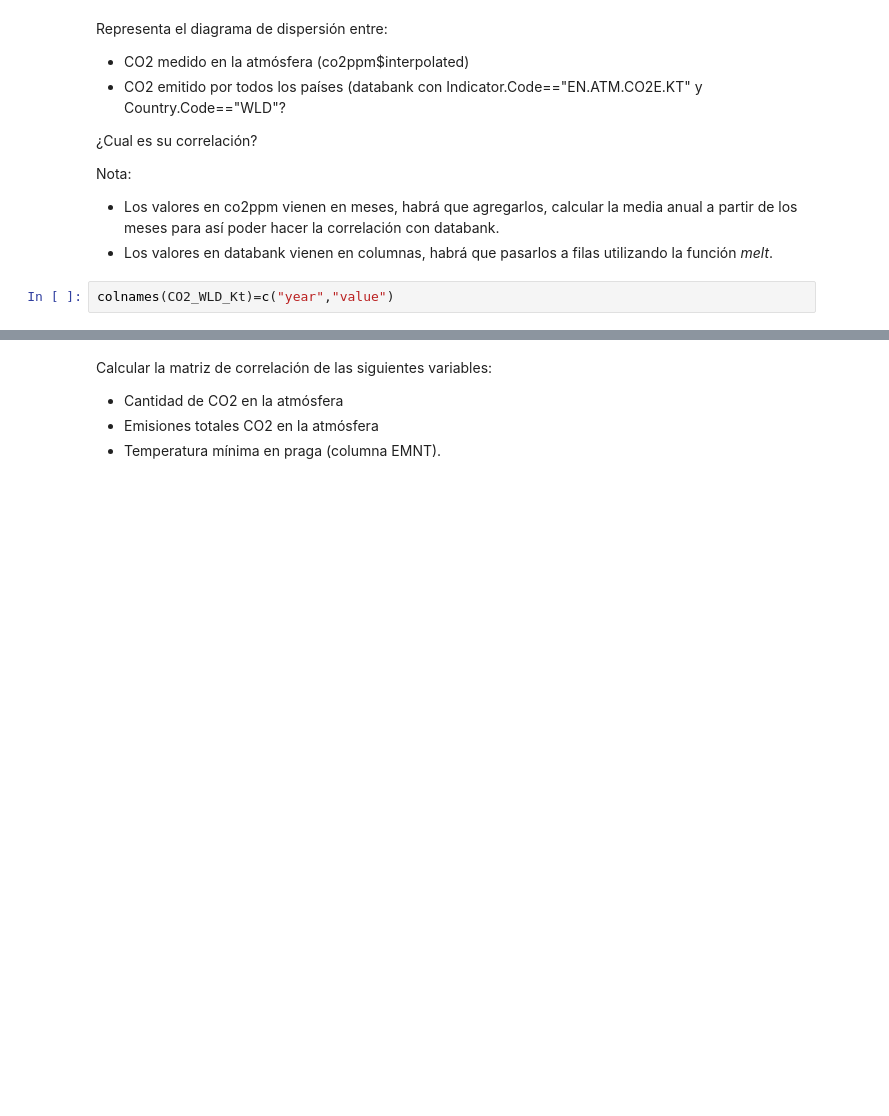
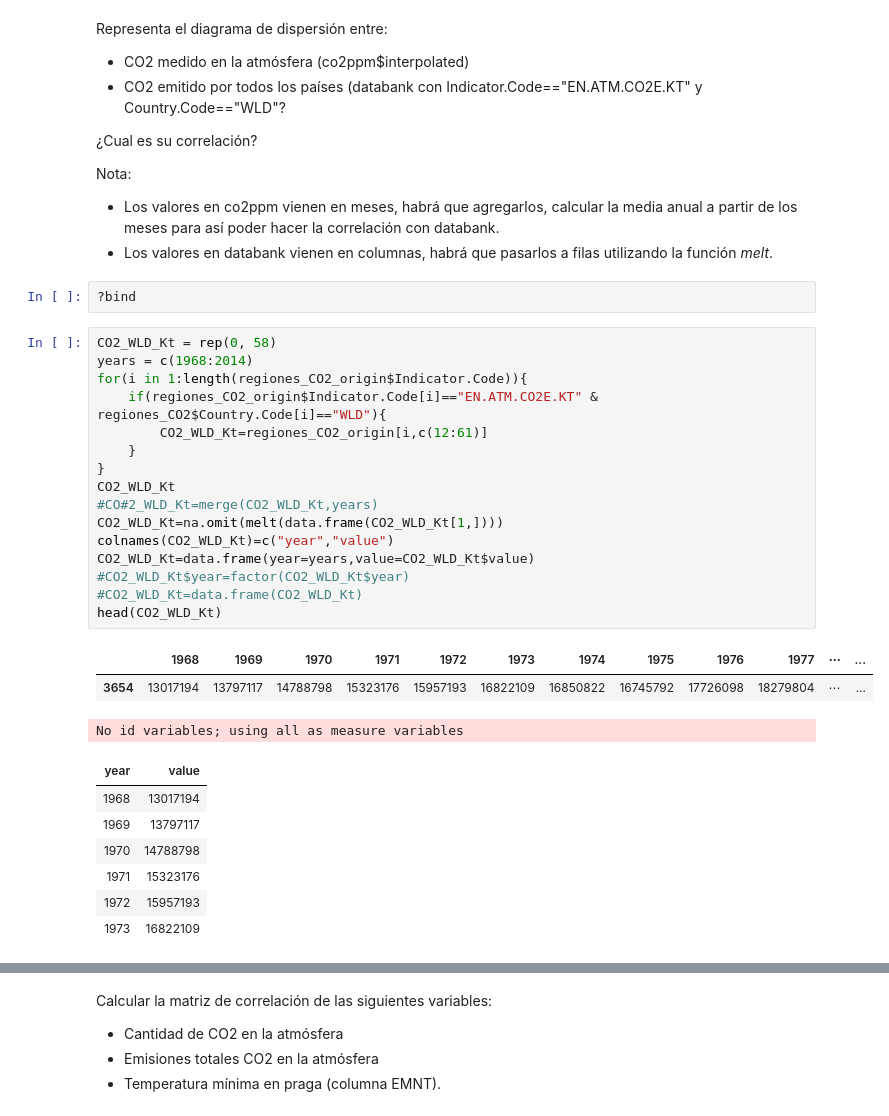
Before and after one commit to miguelcores/Data-Mining.R, a Jupyter notebook: practica/Practica1.ipynb, the cells around one changed output, grey strips where cells are left out. Saved outputs shown, nothing was run; the diff lists cells and outputs as text; blank space fills up the shorter version.

```diff
--- a/practica/Practica1.ipynb
+++ b/practica/Practica1.ipynb
@@ -520,8 +536,35 @@ Nota:
 
 * Los valores en co2ppm vienen en meses, habrá que agregarlos, calcular la media anual a partir de los meses para así poder hacer la correlación con databank.
 * Los valores en databank vienen en columnas, habrá que pasarlos a filas utilizando la función *melt*.
-# %%
-colnames(CO2_WLD_Kt)=c("year","value")
+# %%
+?bind
+# %%
+CO2_WLD_Kt = rep(0, 58)
+years = c(1968:2014)
+for(i in 1:length(regiones_CO2_origin$Indicator.Code)){
+    if(regiones_CO2_origin$Indicator.Code[i]=="EN.ATM.CO2E.KT" & regiones_CO2$Country.Code[i]=="WLD"){
+        CO2_WLD_Kt=regiones_CO2_origin[i,c(12:61)]
+    }
+}
+CO2_WLD_Kt
+#CO#2_WLD_Kt=merge(CO2_WLD_Kt,years)
+CO2_WLD_Kt=na.omit(melt(data.frame(CO2_WLD_Kt[1,])))
+colnames(CO2_WLD_Kt)=c("year","value")
+CO2_WLD_Kt=data.frame(year=years,value=CO2_WLD_Kt$value)
+#CO2_WLD_Kt$year=factor(CO2_WLD_Kt$year)
+#CO2_WLD_Kt=data.frame(CO2_WLD_Kt)
+head(CO2_WLD_Kt)
+# %% [output]
+|  | 1968 | 1969 | 1970 | 1971 | 1972 | 1973 | 1974 | 1975 | 1976 | 1977 | ⋯ | ... |
+| 3654 | 13017194 | 13797117 | 14788798 | 15323176 | 15957193 | 16822109 | 16850822 | 16745792 | 17726098 | 18279804 | ⋯ | ... |
+No id variables; using all as measure variables
+| year | value |
+| 1968 | 13017194 |
+| 1969 | 13797117 |
+| 1970 | 14788798 |
+| 1971 | 15323176 |
+| 1972 | 15957193 |
+| 1973 | 16822109 |
 # %%
 df = data.frame(co2ppm)
 #head(df);tail(df)
```
Also changed, not shown: parts of 26 cells of this notebook.
